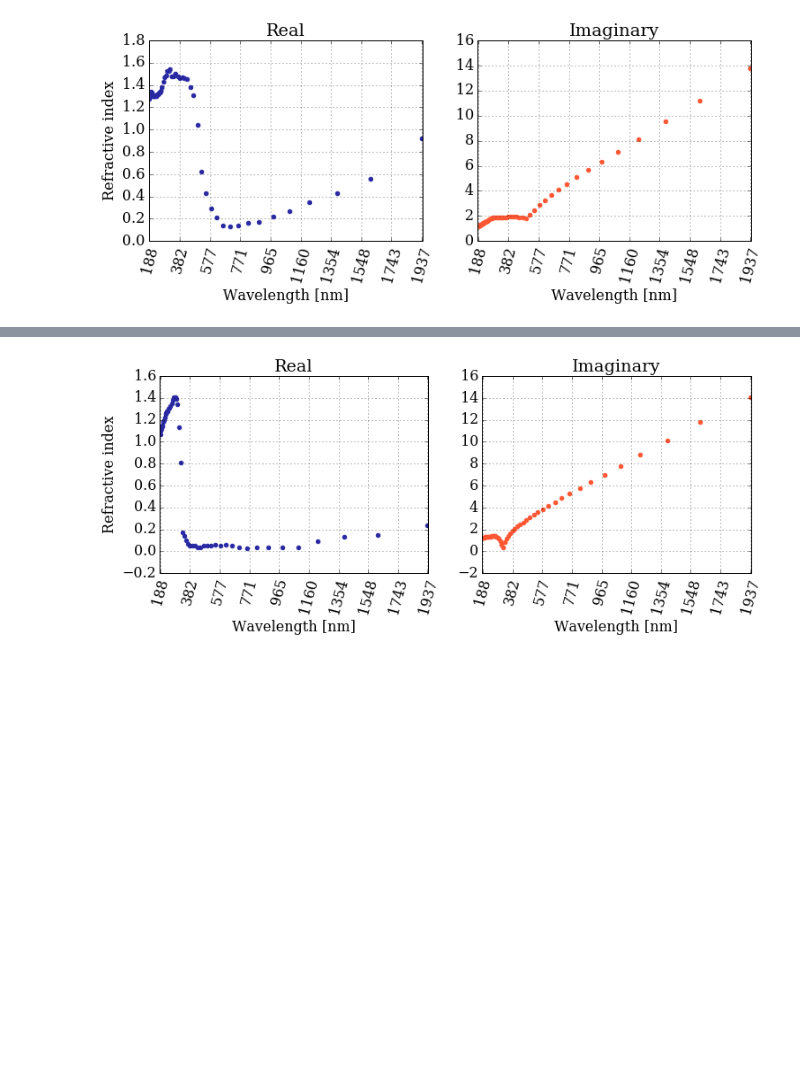
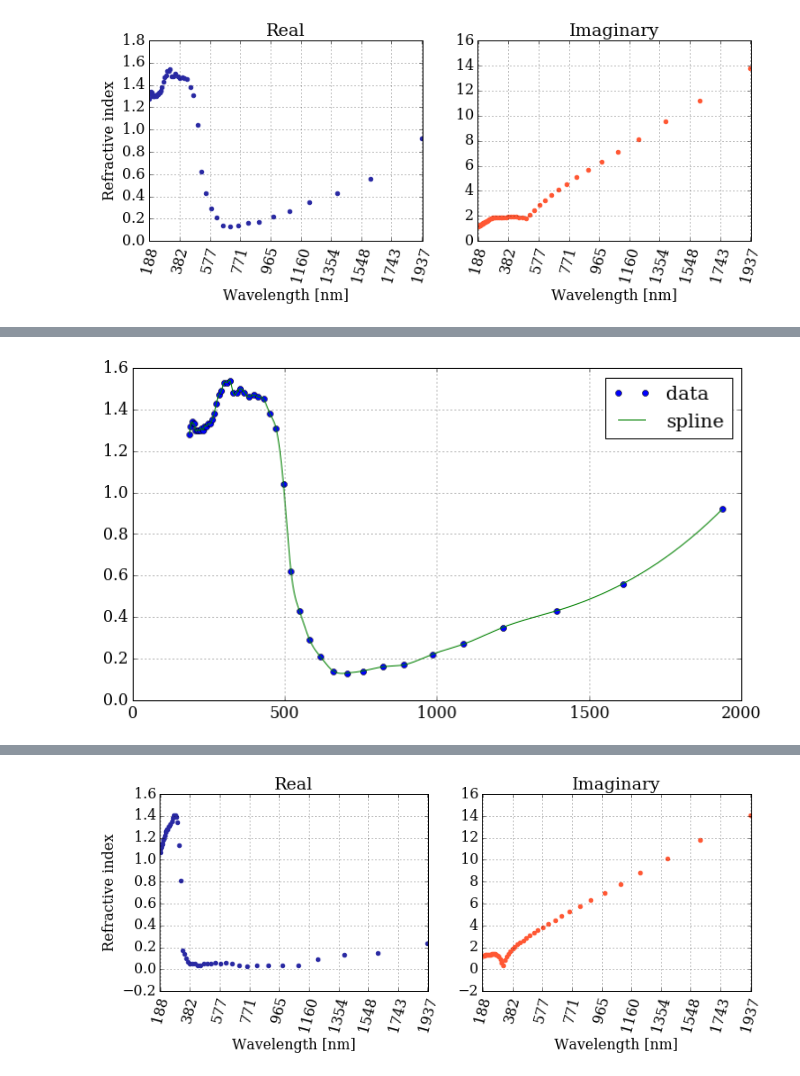
Before and after one commit to barbagroup/pygbe_lspr, a Jupyter notebook: data_interpolation.ipynb, the cells around one changed output, grey strips where cells are left out. Saved outputs shown, nothing was run; the diff lists cells and outputs as text; code cells hidden in the pictures; blank space fills up the shorter version.

```diff
--- a/data_interpolation.ipynb
+++ b/data_interpolation.ipynb
@@ -80,0 +108,18 @@ plot_refrac(lambda_g, n_g, k_g)
+# %%
+#let's see if we do splines
+
+gold_real_spl = splrep(lambda_g, n_g)
+gold_imag_spl = splrep(lambda_g, k_g)
+
+g_real_spl = splev(lambda_g_new, gold_real_spl)
+g_imag_spl = splev(lambda_g_new, gold_imag_spl)
+# %%
+pyplot.figure(figsize=(11,6))
+
+pyplot.plot(lambda_g, n_g, 'o', lambda_g_new, g_real_spl, '-')
+#pyplot.xlim(180, 220) #uncomment this to check that spline is not good
+pyplot.legend(['data', 'spline'], loc='best')
+
+pyplot.grid()
+# %% [output]
+[figure, added]
```
Also changed, not shown: parts of 26 cells of this notebook.
